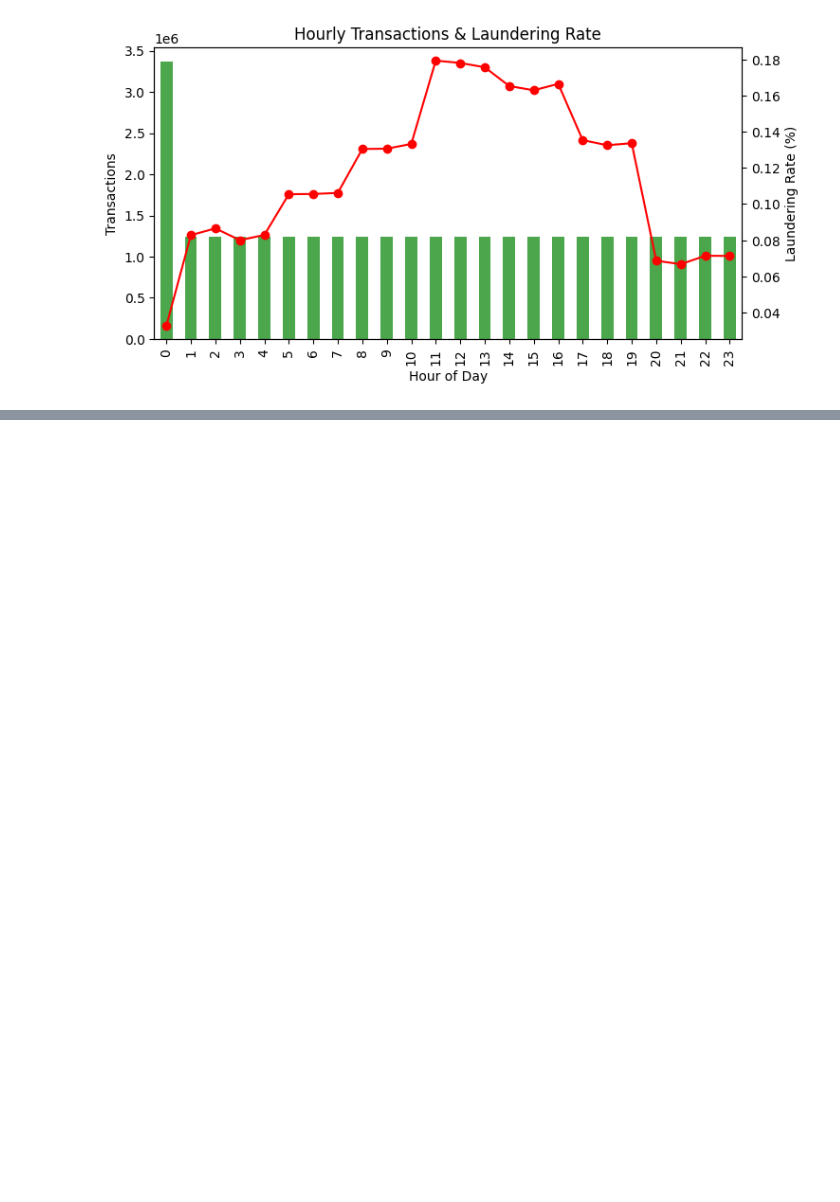
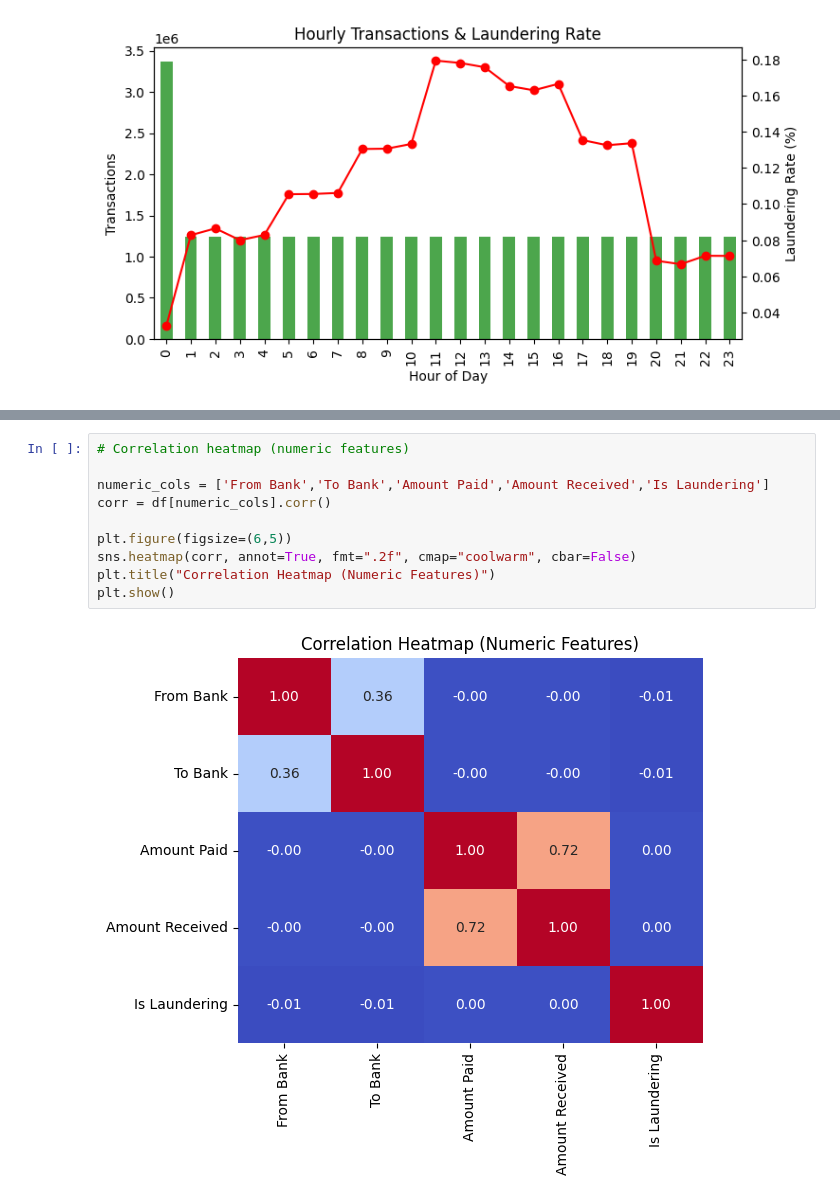
Before and after one commit to DelphinKdl/CUA-MDA-Capstone-BaaS-Risk-Monitoring, a Jupyter notebook: notebooks/01_eda.ipynb, the cells around one changed output, grey strips where cells are left out. Saved outputs shown, nothing was run; the diff lists cells and outputs as text; blank space fills up the shorter version.

```diff
--- a/notebooks/01_eda.ipynb
+++ b/notebooks/01_eda.ipynb
@@ -462,0 +467,12 @@ plt.show()
+# %%
+# Correlation heatmap (numeric features)
+
+numeric_cols = ['From Bank','To Bank','Amount Paid','Amount Received','Is Laundering']
+corr = df[numeric_cols].corr()
+
+plt.figure(figsize=(6,5))
+sns.heatmap(corr, annot=True, fmt=".2f", cmap="coolwarm", cbar=False)
+plt.title("Correlation Heatmap (Numeric Features)")
+plt.show()
+# %% [output]
+[figure, added]
```
Also changed, not shown: parts of 5 cells of this notebook.
